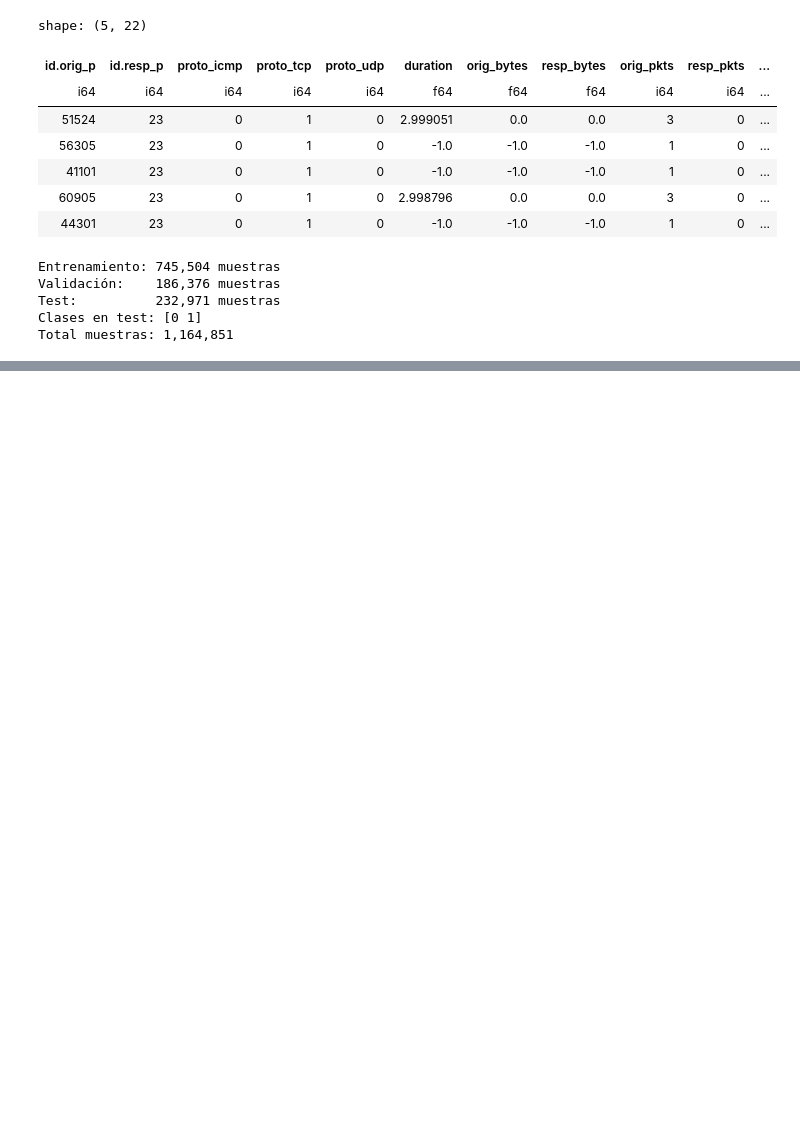
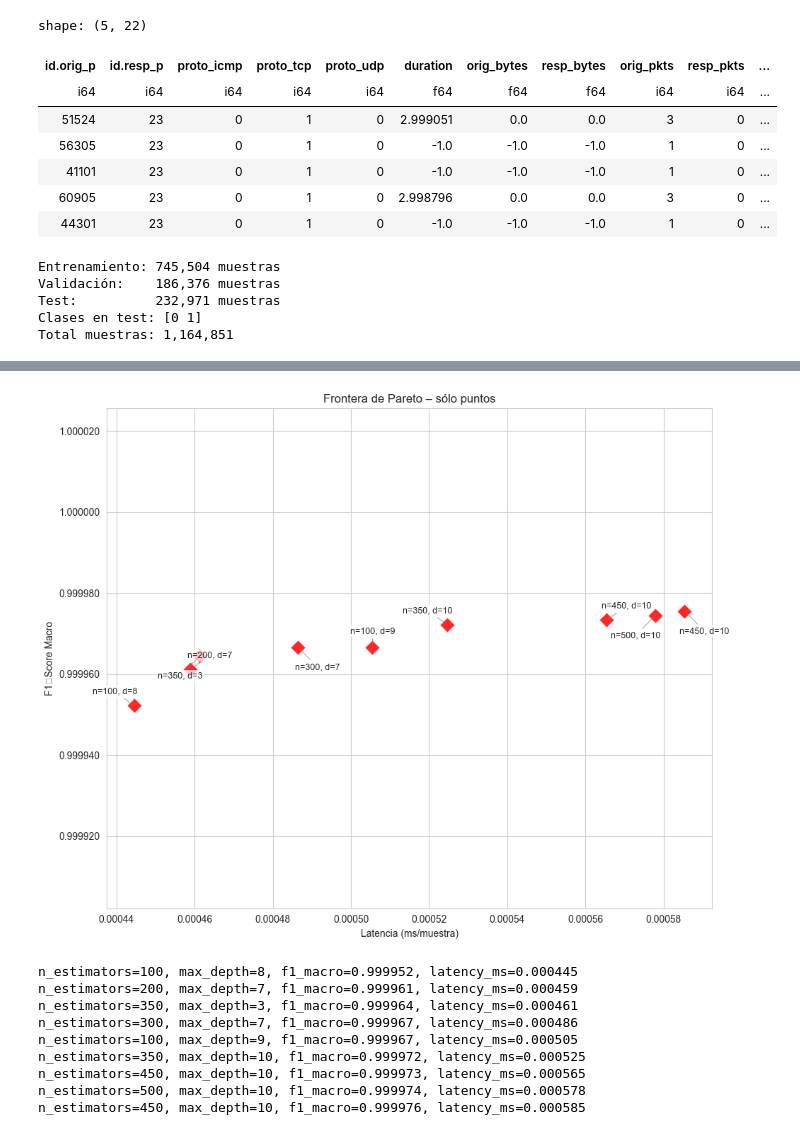
Before and after one commit to Placivm04/PLACI_TFG, a Jupyter notebook: CODIGO/MODELOS IOT/catboost_train_iot.ipynb, the cells around one changed output, grey strips where cells are left out. Saved outputs shown, nothing was run; the diff lists cells and outputs as text; code cells hidden in the pictures; blank space fills up the shorter version.

```diff
--- a/CODIGO/MODELOS IOT/catboost_train_iot.ipynb
+++ b/CODIGO/MODELOS IOT/catboost_train_iot.ipynb
@@ -209,39 +255,76 @@ plt.show()
 # %%
 # graficar exclusivamente los puntos de la frontera de Pareto
-plt.figure(figsize=(10, 6))
+from matplotlib.ticker import FormatStrFormatter
+
+pareto_points = pareto_points.sort("latency_ms")
+
+plt.figure(figsize=(10, 8))
+sns.set_style("whitegrid")
+ax = plt.gca()
 
 sns.scatterplot(
     x=pareto_points["latency_ms"].to_numpy(),
     y=pareto_points["f1_macro"].to_numpy(),
     color="red",
-    s=100
+    marker="D",
+    s=120,
+    alpha=0.85,
+    ax=ax
 )
 
-for row in pareto_points.iter_rows(named=True):
-    plt.text(
-        row["latency_ms"],
-        row["f1_macro"] + 0.0005,
+ax.ticklabel_format(style='plain', axis='y', useOffset=False)
+ax.yaxis.set_major_formatter(FormatStrFormatter('%.6f'))
+
+y_vals = pareto_points["f1_macro"].to_numpy()
+if len(y_vals) > 0:
+    y_min = float(y_vals.min())
+    y_max = float(y_vals.max())
+    margin = max((y_max - y_min) * 0.2, 0.00005)
+    ax.set_ylim(y_min - margin, y_max + margin)
+
+offsets = [(-20, 10), (20, 10), (-20, -16), (20, -16), (0, 12)]
+for i, row in enumerate(pareto_points.iter_rows(named=True)):
+    dx, dy = offsets[i % len(offsets)]
+    ax.annotate(
         f"n={int(row['n_estimators'])}, d={int(row['max_depth'])}",
+        xy=(row["latency_ms"], row["f1_macro"]),
+        xytext=(dx, dy),
+        textcoords='offset points',
+        ha='center',
+        va='bottom' if dy >= 0 else 'top',
         fontsize=9,
-        ha="center"
+        bbox=dict(facecolor='white', alpha=0.75, edgecolor='none', pad=1.5),
+        arrowprops=dict(arrowstyle='-', color='gray', lw=0.8, alpha=0.7)
     )
 
 plt.title("Frontera de Pareto – sólo puntos")
 plt.xlabel("Latencia (ms/muestra)")
 plt.ylabel("F1‑Score Macro")
+plt.tight_layout()
 plt.show()
 
 # Lista de puntos de Pareto
 pareto_list = pareto_points.select(
     pl.col("n_estimators"),
     pl.col("max_depth"),
     pl.col("f1_macro"),
     pl.col("latency_ms")
 ).to_dicts()
 
 for point in pareto_list:
     print(f"n_estimators={int(point['n_estimators'])}, max_depth={int(point['max_depth'])}, "
           f"f1_macro={point['f1_macro']:.6f}, latency_ms={point['latency_ms']:.6f}")
+# %% [output]
+[figure, added]
+n_estimators=100, max_depth=8, f1_macro=0.999952, latency_ms=0.000445
+n_estimators=200, max_depth=7, f1_macro=0.999961, latency_ms=0.000459
+n_estimators=350, max_depth=3, f1_macro=0.999964, latency_ms=0.000461
+n_estimators=300, max_depth=7, f1_macro=0.999967, latency_ms=0.000486
+n_estimators=100, max_depth=9, f1_macro=0.999967, latency_ms=0.000505
+n_estimators=350, max_depth=10, f1_macro=0.999972, latency_ms=0.000525
+n_estimators=450, max_depth=10, f1_macro=0.999973, latency_ms=0.000565
+n_estimators=500, max_depth=10, f1_macro=0.999974, latency_ms=0.000578
+n_estimators=450, max_depth=10, f1_macro=0.999976, latency_ms=0.000585
 # %%
 # ==========================================
 # EVALUACIÓN FINAL EN TEST (5 CANDIDATOS CATBOOST)
```
Also changed, not shown: parts of 3 cells of this notebook, 9 other files.
